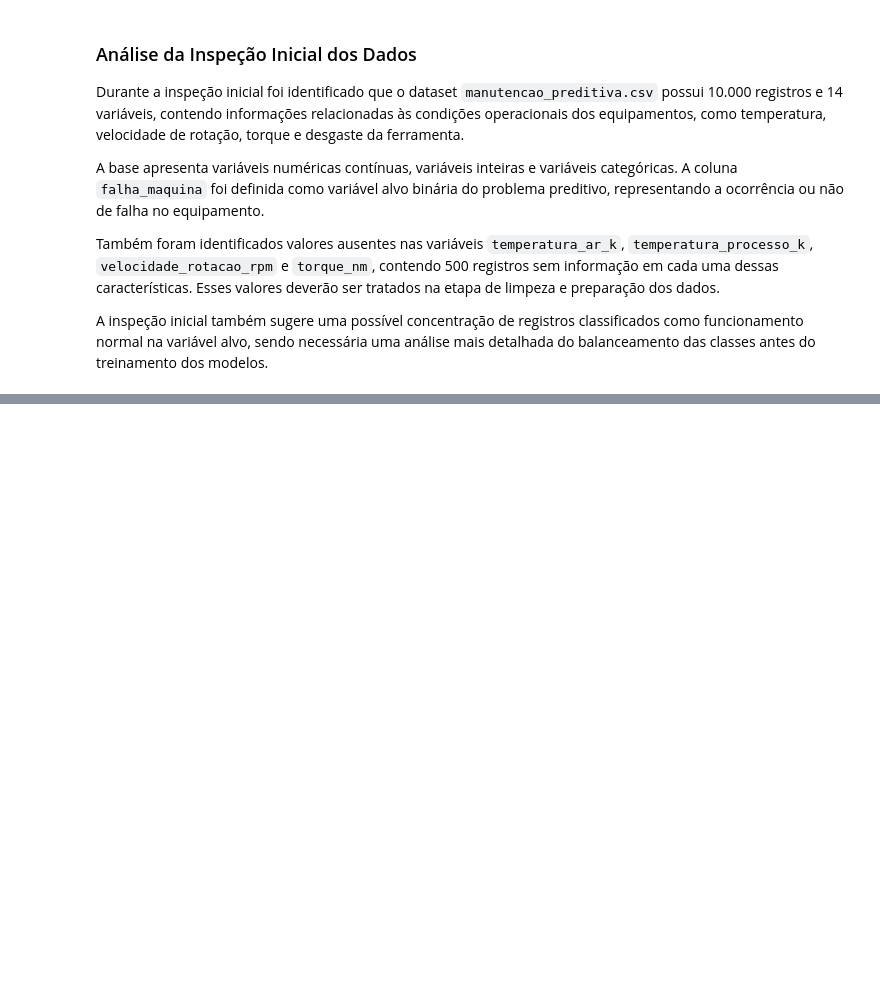
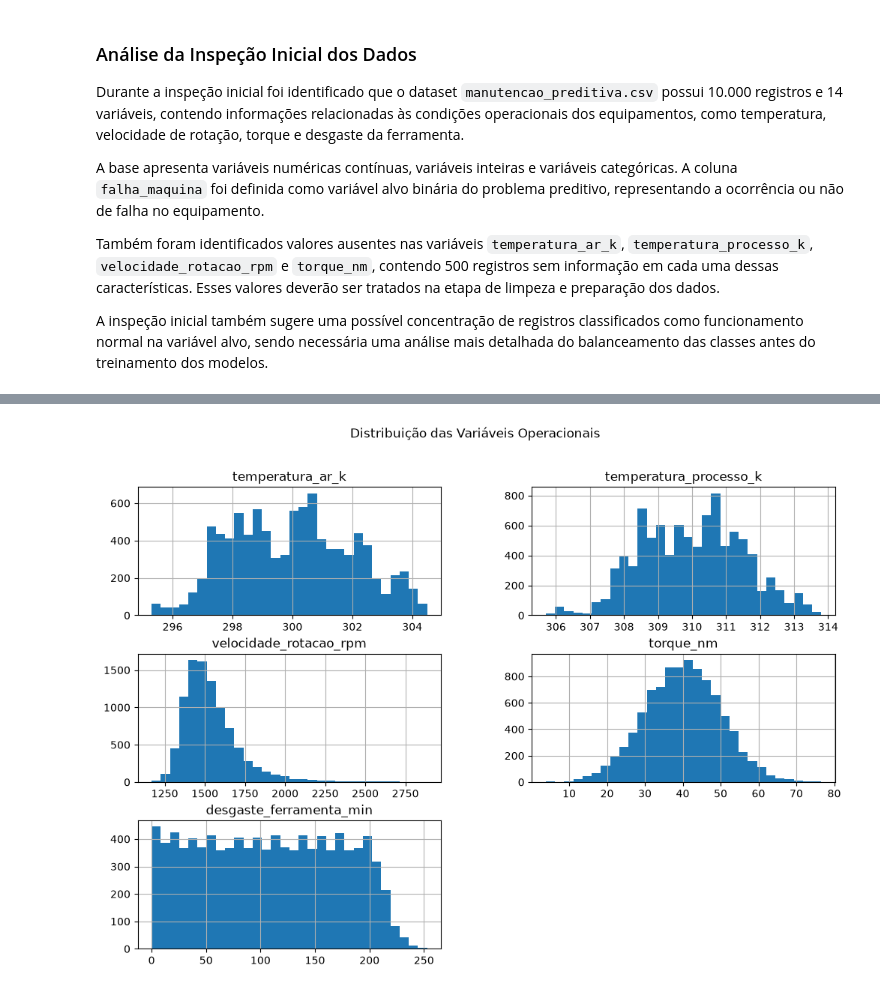
Before and after one commit to Franciane-sl/Predictive_maintenance, a Jupyter notebook: notebooks/pipeline_manutencao_preventiva.ipynb, the cells around one changed output, grey strips where cells are left out. Drawn from its saved outputs; the diff is of its cells as text; code cells hidden in the pictures; blank space fills up the shorter version.

```diff
--- a/notebooks/pipeline_manutencao_preventiva.ipynb
+++ b/notebooks/pipeline_manutencao_preventiva.ipynb
@@ -61,0 +75,4 @@ A inspeção inicial também sugere uma possível concentração de registros cl
+# %%
+grafico_distribuicao_variaveis(df)
+# %% [output]
+[figure, added]
```
Also changed, not shown: parts of 7 cells of this notebook.
